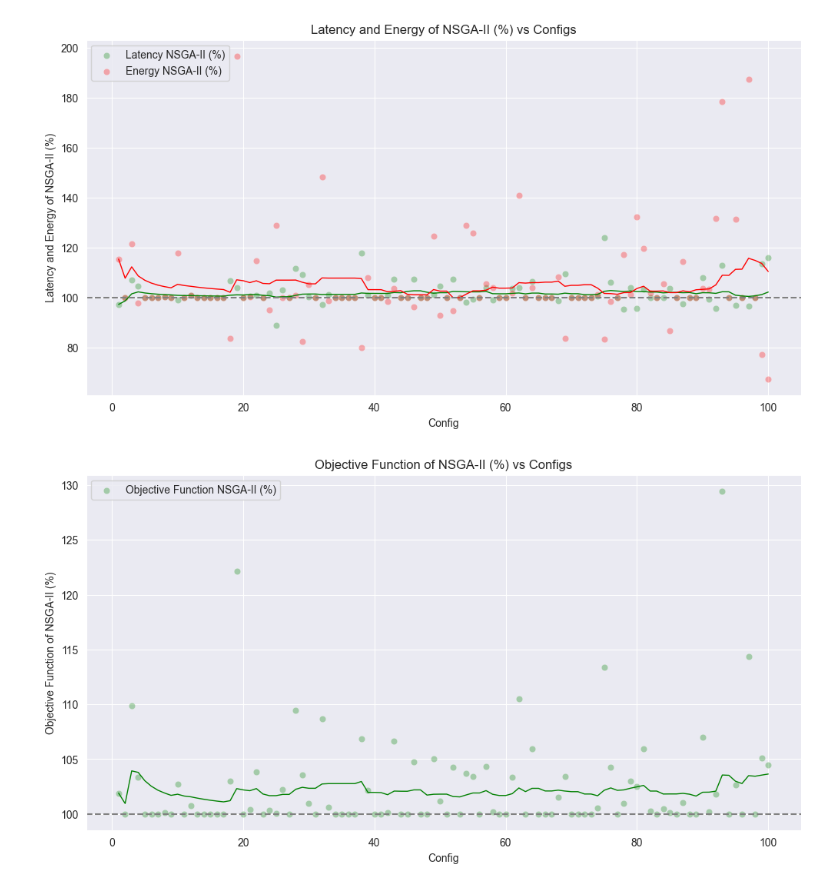
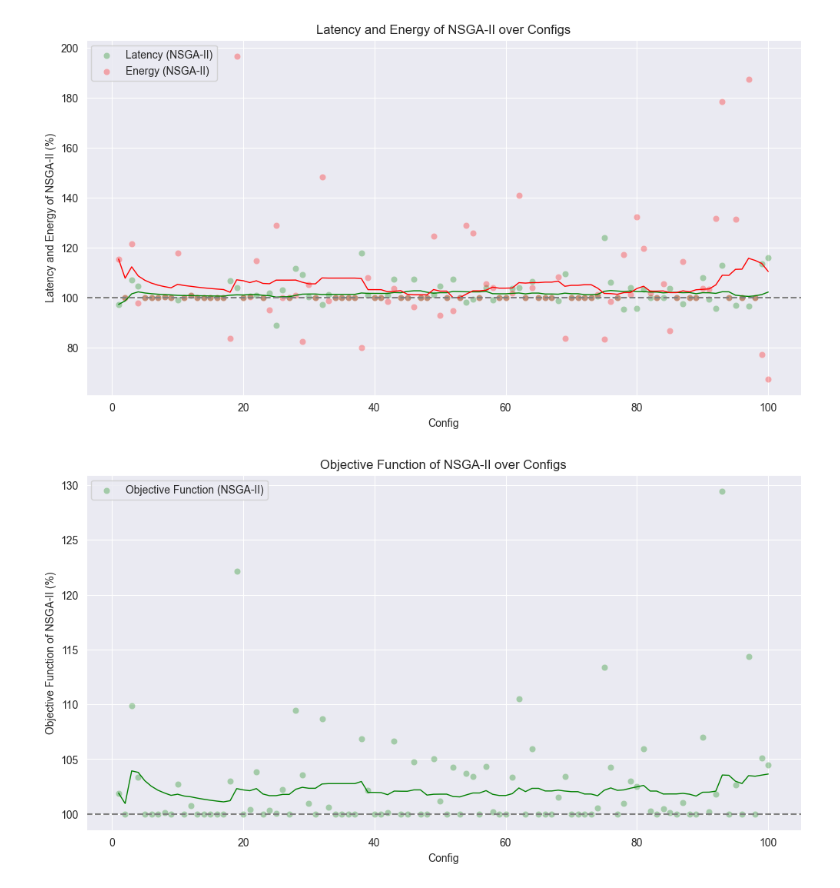
Before and after one commit to mpgallage/computing-continuum-simulator, a Jupyter notebook: analysis_mini.ipynb, the cells around one changed output. Saved outputs shown, nothing was run; the diff lists cells and outputs as text; code cells hidden in the pictures.

```diff
--- a/analysis_mini.ipynb
+++ b/analysis_mini.ipynb
@@ -20,8 +20,8 @@ bf_data = pd.read_csv(file_path)
 bf_data = bf_data[(bf_data['latency'] != float('inf')) & (bf_data['energy'] != float('inf'))]
 # %%
 # Merging the three dataframes on the 'config' column
-combined_data = pd.merge(nsga_data[['config', 'latency', 'energy']],
-                         bf_data[['config', 'latency', 'energy']],
+combined_data = pd.merge(nsga_data[['config', 'services', 'latency', 'energy', 'is_perfect']],
+                         bf_data[['config', 'services', 'latency', 'energy', 'is_perfect']],
                          on=['config'], suffixes=('', '_bf'))
 
 combined_data['obj_function'] = combined_data['latency'] * 0.5 + combined_data['energy'] * 0.5
@@ -29,37 +29,37 @@ combined_data['obj_function_bf'] = combined_data['latency_bf'] * 0.5 + combined_
 # %%
 # Calculating latency and energy as a percentage of latency
 combined_data['latency_nsga_percent'] = (combined_data['latency'] / combined_data['latency_bf']) * 100
 combined_data['energy_nsga_percent'] = (combined_data['energy'] / combined_data['energy_bf']) * 100
 
 # Extracting config number from the 'config' column
 combined_data['config_number'] = combined_data['config'].str.extract('(\d+)').astype(int)
 
 # Creating the line plot
 plt.figure(figsize=(12, 6))
-sns.scatterplot(x='config_number', y='latency_nsga_percent', data=combined_data, label='Latency NSGA-II (%)', color='green', alpha=0.3)
-sns.scatterplot(x='config_number', y='energy_nsga_percent', data=combined_data, label='Energy NSGA-II (%)', color='red', alpha=0.3)
+sns.scatterplot(x='config_number', y='latency_nsga_percent', data=combined_data, label='Latency (NSGA-II)', color='green', alpha=0.3)
+sns.scatterplot(x='config_number', y='energy_nsga_percent', data=combined_data, label='Energy (NSGA-II)', color='red', alpha=0.3)
 
 # Drawing a moving average line through the scatter points
 window_size = 20
 sns.lineplot(x='config_number', y=combined_data['latency_nsga_percent'].rolling(window=window_size, min_periods=1).mean(), data=combined_data, color='green', lw=1)
 sns.lineplot(x='config_number', y=combined_data['energy_nsga_percent'].rolling(window=window_size, min_periods=1).mean(), data=combined_data, color='red', lw=1)
 
 plt.axhline(100, color='gray', linestyle='--')
 
-plt.title('Latency and Energy of NSGA-II (%) vs Configs')
+plt.title('Latency and Energy of NSGA-II over Configs')
 plt.xlabel('Config')
 plt.ylabel('Latency and Energy of NSGA-II (%)')
 plt.legend()
 plt.show()
 # %% [output]
-[figure, old version]
+[figure, new version]
 # %%
 # Calculating objective fundtion as a percentage of brute force objective function
 combined_data['obj_function_percentage'] = (combined_data['obj_function'] / combined_data['obj_function_bf']) * 100
 
 # Creating the line plot
 plt.figure(figsize=(12, 6))
-sns.scatterplot(x='config_number', y='obj_function_percentage', data=combined_data, label='Objective Function NSGA-II (%)', color='green', alpha=0.3)
+sns.scatterplot(x='config_number', y='obj_function_percentage', data=combined_data, label='Objective Function (NSGA-II)', color='green', alpha=0.3)
 
 # Drawing a moving average line through the scatter points
 window_size = 20
@@ -67,10 +67,10 @@ sns.lineplot(x='config_number', y=combined_data['obj_function_percentage'].rolli
 
 plt.axhline(100, color='gray', linestyle='--')
 
-plt.title('Objective Function of NSGA-II (%) vs Configs')
+plt.title('Objective Function of NSGA-II over Configs')
 plt.xlabel('Config')
 plt.ylabel('Objective Function of NSGA-II (%)')
 plt.legend()
 plt.show()
 # %% [output]
-[figure, old version]
+[figure, new version]
```
Also changed, not shown: parts of 2 cells of this notebook, 1 other file.
